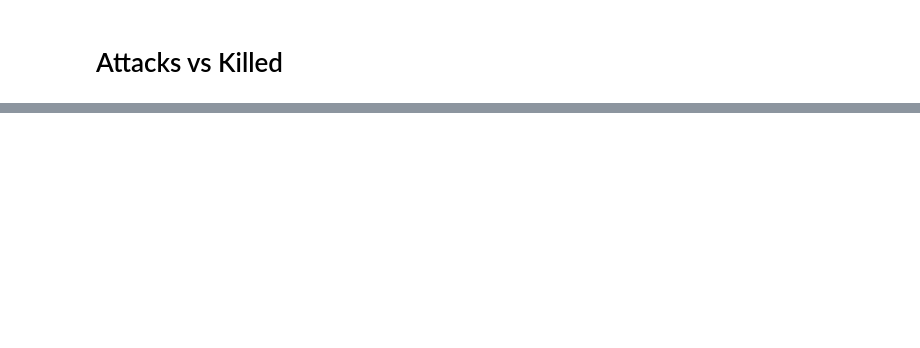
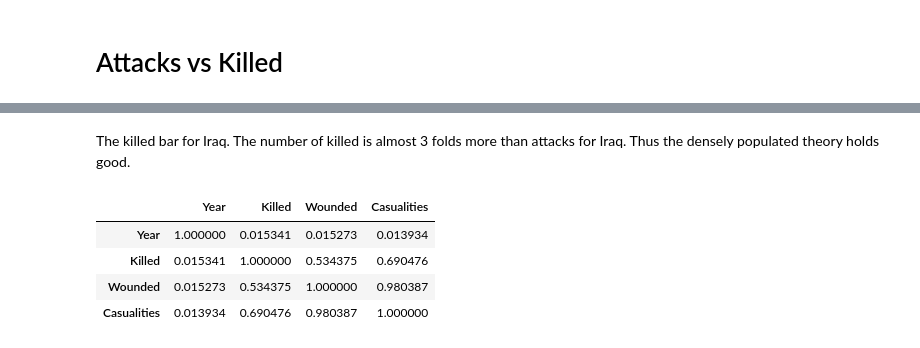
Before and after one commit to Prashant-op/-ABTN0102-Global-Terrorism-Analysis, a Jupyter notebook: Prashant_Bhardwaj_24_02_2021_[ABTN0102]_Global_Terrorism_Analysis.ipynb, the cells around one changed output, grey strips where cells are left out. Saved outputs shown, nothing was run; the diff lists cells and outputs as text; code cells hidden in the pictures; blank space fills up the shorter version.

```diff
--- a/Prashant_Bhardwaj_24_02_2021_[ABTN0102]_Global_Terrorism_Analysis.ipynb
+++ b/Prashant_Bhardwaj_24_02_2021_[ABTN0102]_Global_Terrorism_Analysis.ipynb
@@ -483,0 +524,2 @@ plt.show()
+# %% [markdown]
+The killed bar for Iraq. The number of killed is almost 3 folds more than attacks for Iraq. Thus the densely populated theory holds good.
@@ -483,0 +530,8 @@ plt.show()
+# %%
+corr_df
+# %% [output]
+|  | Year | Killed | Wounded | Casualities |
+| Year | 1.000000 | 0.015341 | 0.015273 | 0.013934 |
+| Killed | 0.015341 | 1.000000 | 0.534375 | 0.690476 |
+| Wounded | 0.015273 | 0.534375 | 1.000000 | 0.980387 |
+| Casualities | 0.013934 | 0.690476 | 0.980387 | 1.000000 |
```
Also changed, not shown: parts of 36 cells of this notebook.
